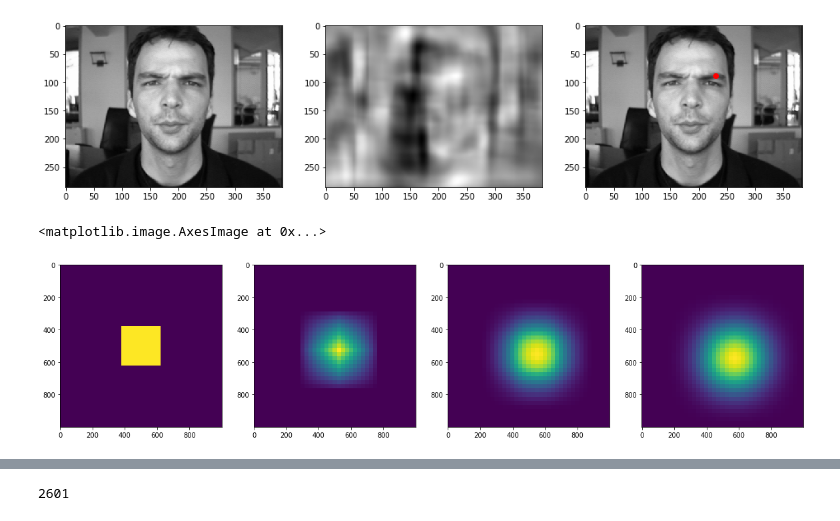
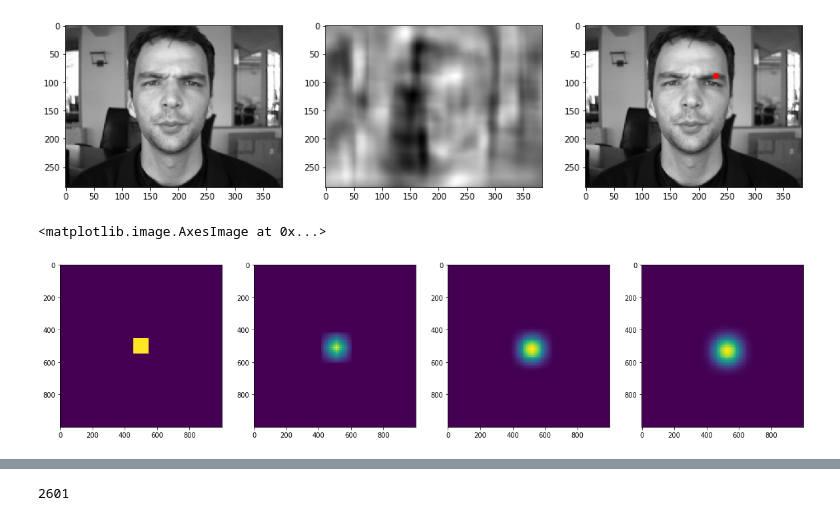
Before and after one commit to pierreglaser/templatematching-mva, a Jupyter notebook: notebooks/train.ipynb, the cells around one changed output, grey strips where cells are left out. Saved outputs shown, nothing was run; the diff lists cells and outputs as text; code cells hidden in the pictures.

```diff
--- a/notebooks/train.ipynb
+++ b/notebooks/train.ipynb
@@ -66,31 +66,31 @@ spline_deg = 3  # Degree of the B-spline used
 # %%
 fig, (ax1, ax2, ax3, ax4) = plt.subplots(nrows=1, ncols=4, figsize=(20, 35))
 
 
-Nx = Ny = 251
+Nx = Ny = 101
 Nk = Nl = 51
 
 sk = Nx / Nk
 sl = Ny / Nk
 
 
 x = np.linspace(-10, 10, 1000)
 y = np.linspace(-10, 10, 1000)
 
 B2d = make_2D_spline_deg_n(0, sk=sk, sl=sl)
 ax1.imshow(B2d(x, y))
 
 B2d = make_2D_spline_deg_n(1, sk=sk, sl=sl)
 ax2.imshow(B2d(x, y))
 
 B2d = make_2D_spline_deg_n(2, sk=sk, sl=sl)
 ax3.imshow(B2d(x, y))
 
 B2d = make_2D_spline_deg_n(3, sk=sk, sl=sl)
 ax4.imshow(B2d(x, y))
 # %% [output]
 <matplotlib.image.AxesImage at 0x...>
-[figure, old version]
+[figure, new version]
 # %%
 import numpy as np
 from scipy.signal import convolve2d
```
Also changed, not shown: parts of 3 cells of this notebook.
